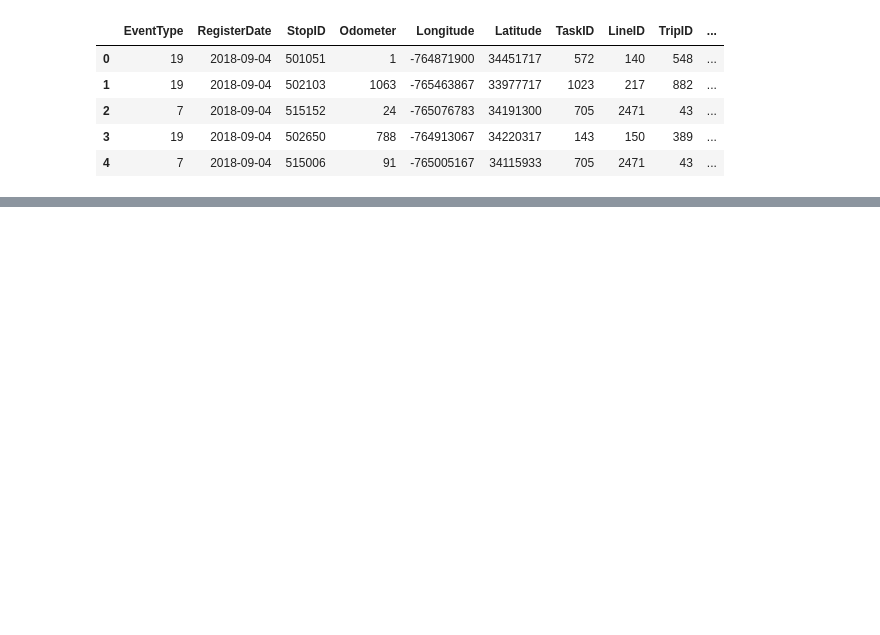
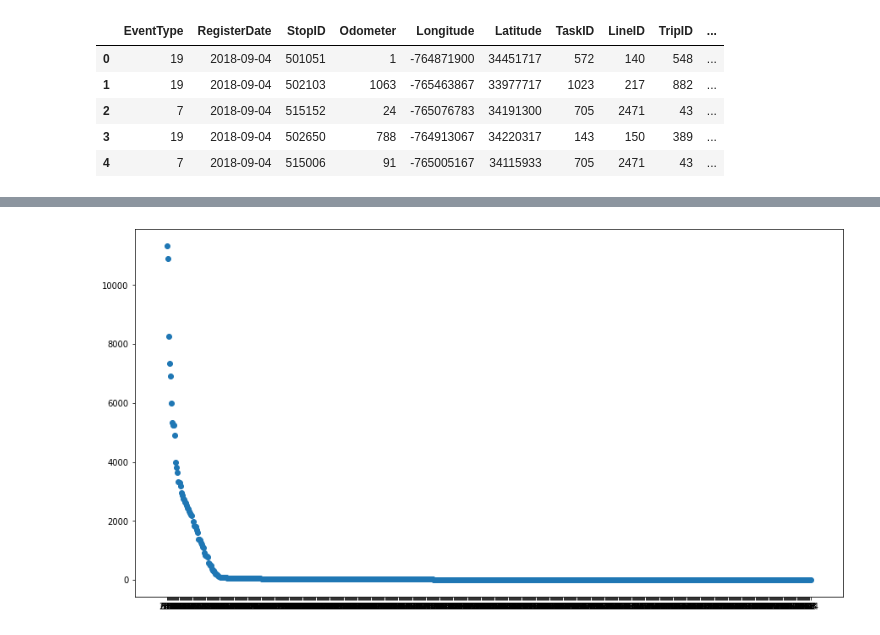
Before and after one commit to manuelq12/PDG-AVIOM-BUS_DIGITAL_TWIN, a Jupyter notebook: Análisis Exploratorio/Python/AnalisisExploratorio.ipynb, the cells around one changed output, grey strips where cells are left out. Cells and saved outputs as stored; diff of their text form; code cells hidden in the pictures; blank space fills up the shorter version.

```diff
--- a/Análisis Exploratorio/Python/AnalisisExploratorio.ipynb
+++ b/Análisis Exploratorio/Python/AnalisisExploratorio.ipynb
@@ -270,0 +112,3 @@ df[(df.EventType=='11')& (df.BusID == '397')]
+# %%
+BusIDCounts=df2.BusID.value_counts().to_frame()
+BusIDCounts.head()
@@ -270,0 +122,3 @@ df[(df.EventType=='11')& (df.BusID == '397')]
+# %%
+BusIDCounts2= BusIDCounts.reset_index()
+BusIDCounts2.head()
@@ -270,0 +132,3 @@ df[(df.EventType=='11')& (df.BusID == '397')]
+# %%
+BusIDCounts2.columns=['BusID','Counts']
+BusIDCounts2.head()
@@ -270,0 +142,11 @@ df[(df.EventType=='11')& (df.BusID == '397')]
+# %%
+plt.rc('figure',figsize=(15,8))
+# %%
+x = BusIDCounts2['BusID']
+y = BusIDCounts2['Counts']
+
+fig, ax = plt.subplots()
+ax.scatter(x,y)
+plt.show()
+# %% [output]
+[figure, added]
```
Also changed, not shown: parts of 36 cells of this notebook.
